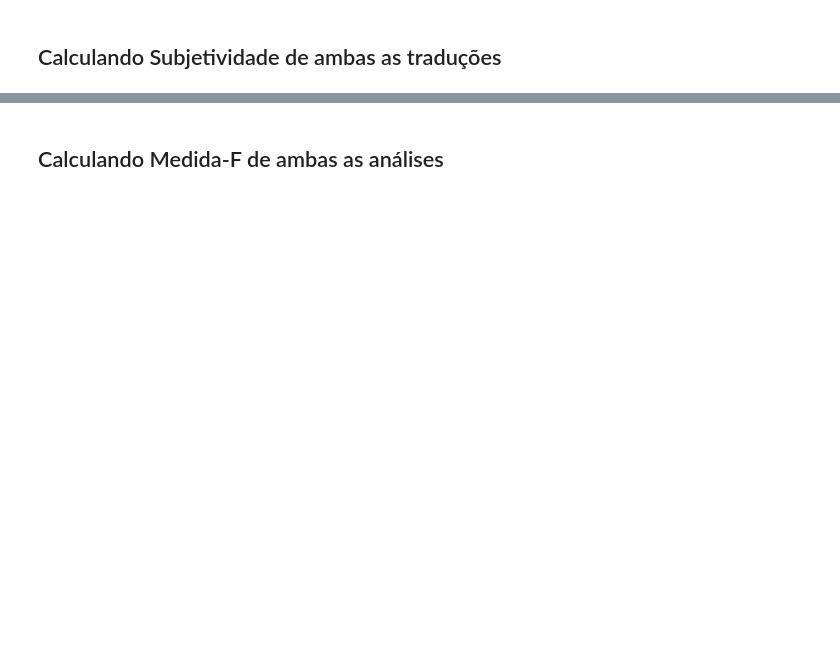
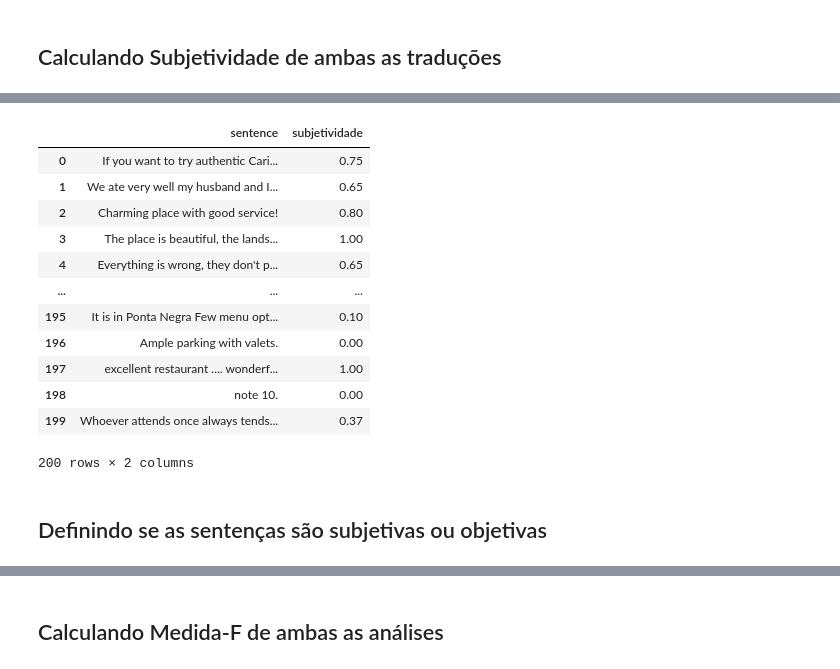
Before and after one commit to g3ferreira/ds-proc-dados-uea, a Jupyter notebook: Cálculo medida-F.ipynb, the cells around one changed output, grey strips where cells are left out. Drawn from its saved outputs; the diff is of its cells as text; code cells hidden in the pictures; blank space fills up the shorter version.

```diff
--- a/Cálculo medida-F.ipynb
+++ b/Cálculo medida-F.ipynb
@@ -75,3 +217,21 @@ df_sentences_googletrans['subjetividade'] = df_sentences_googletrans['sentence']
+# %%
+df_sentences_googletrans
+# %% [output]
+|  | sentence | subjetividade |
+| 0 | If you want to try authentic Cari... | 0.75 |
+| 1 | We ate very well my husband and I... | 0.65 |
+| 2 | Charming place with good service! | 0.80 |
+| 3 | The place is beautiful, the lands... | 1.00 |
+| 4 | Everything is wrong, they don't p... | 0.65 |
+| ... | ... | ... |
+| 195 | It is in Ponta Negra Few menu opt... | 0.10 |
+| 196 | Ample parking with valets. | 0.00 |
+| 197 | excellent restaurant .... wonderf... | 1.00 |
+| 198 | note 10. | 0.00 |
+| 199 | Whoever attends once always tends... | 0.37 |
+200 rows × 2 columns
+# %% [markdown]
+## Definindo se as sentenças são subjetivas ou objetivas
 # %%
 SUBJETIVIDADE = 0.28  # Objetivo < SUBJETIVIDADE | Opinativo >= SUBJETIVIDADE
 POLARIDADE_N = 0.15   # Negativo < POLARIDADE_N
```
Also changed, not shown: parts of 25 cells of this notebook, 3 other files.
